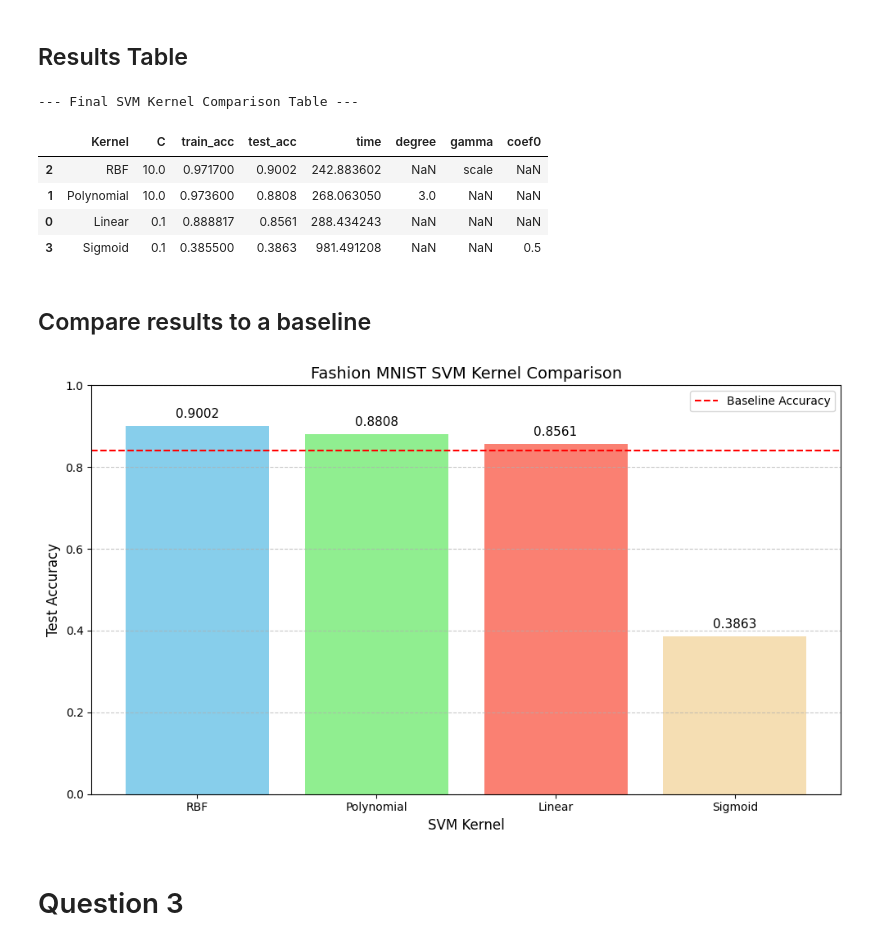
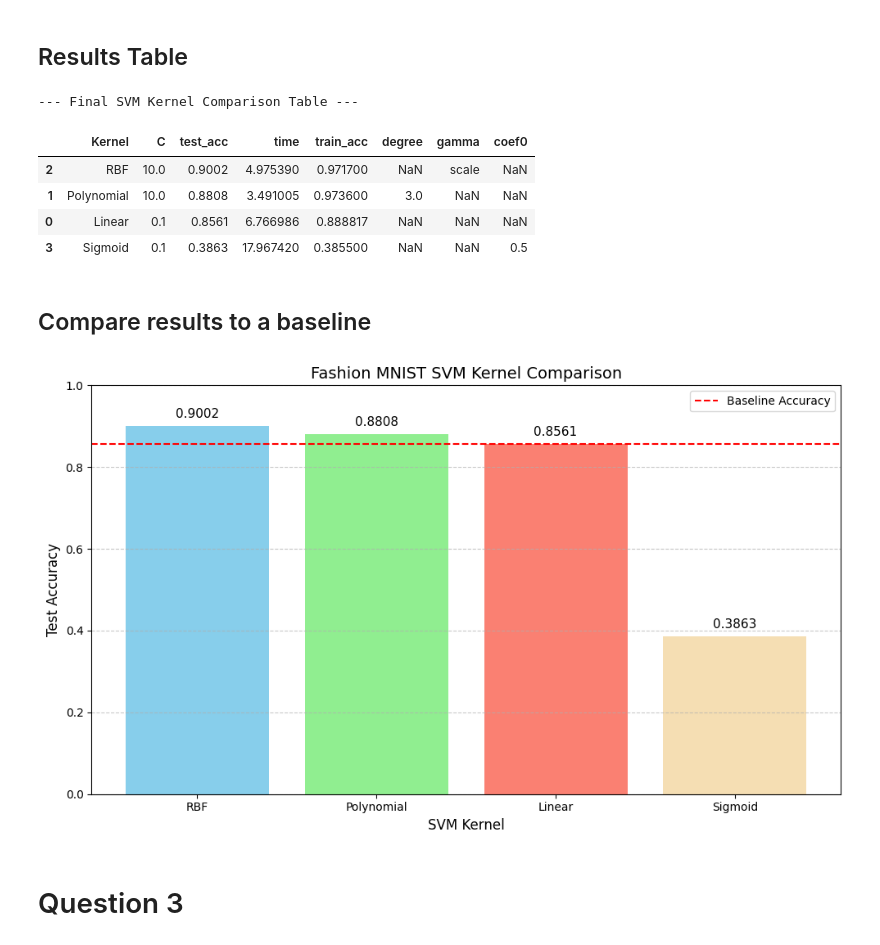
Before and after one commit to snig-17/COMP0014, a Jupyter notebook: COMP0014_Final_Coursework_Submission.ipynb, the cells around one changed output. Cells and saved outputs as stored; diff of their text form; code cells hidden in the pictures.

```diff
--- a/COMP0014_Final_Coursework_Submission.ipynb
+++ b/COMP0014_Final_Coursework_Submission.ipynb
@@ -470,51 +431,41 @@ We evaluate the models based on:
 # %% [markdown]
 ## Results Table
 # %%
-# 1-2. Consolidate results into a DataFrame
 results_list = [
-    {'Kernel': 'Linear', **best_linear},
-    {'Kernel': 'Polynomial', **best_poly},
-    {'Kernel': 'RBF', **best_rbf},
-    {'Kernel': 'Sigmoid', **best_sigmoid}
+    {'Kernel': 'Linear', **best_linear, 'train_acc': train_acc_linear, 'test_acc': test_acc_linear},
+    {'Kernel': 'Polynomial', **best_poly, 'train_acc': train_acc_poly, 'test_acc': test_acc_poly},
+    {'Kernel': 'RBF', **best_rbf, 'train_acc': train_acc_rbf, 'test_acc': test_acc_rbf},
+    {'Kernel': 'Sigmoid', **best_sigmoid, 'train_acc': train_acc_sigmoid, 'test_acc': test_acc_sigmoid},
 ]
-summary_df = pd.DataFrame(results_list)
-
-# 3. Display summary table sorted by test accuracy
-summary_df_sorted = summary_df.sort_values(by='test_acc', ascending=False)
+summary_df = pd.DataFrame(results_list).sort_values(by='test_acc', ascending=False)
 print('--- Final SVM Kernel Comparison Table ---')
-display(summary_df_sorted)
+display(summary_df)
 # %% [output]
 --- Final SVM Kernel Comparison Table ---
-|  | Kernel | C | train_acc | test_acc | time | degree | gamma | coef0 |
-| 2 | RBF | 10.0 | 0.971700 | 0.9002 | 242.883602 | NaN | scale | NaN |
-| 1 | Polynomial | 10.0 | 0.973600 | 0.8808 | 268.063050 | 3.0 | NaN | NaN |
-| 0 | Linear | 0.1 | 0.888817 | 0.8561 | 288.434243 | NaN | NaN | NaN |
-| 3 | Sigmoid | 0.1 | 0.385500 | 0.3863 | 981.491208 | NaN | NaN | 0.5 |
+|  | Kernel | C | test_acc | time | train_acc | degree | gamma | coef0 |
+| 2 | RBF | 10.0 | 0.9002 | 4.975390 | 0.971700 | NaN | scale | NaN |
+| 1 | Polynomial | 10.0 | 0.8808 | 3.491005 | 0.973600 | 3.0 | NaN | NaN |
+| 0 | Linear | 0.1 | 0.8561 | 6.766986 | 0.888817 | NaN | NaN | NaN |
+| 3 | Sigmoid | 0.1 | 0.3863 | 17.967420 | 0.385500 | NaN | NaN | 0.5 |
 # %% [markdown]
 ## Compare results to a baseline
 # %%
-# 4-5. Visualize the comparison with a bar chart
 plt.figure(figsize=(10, 6))
 colors = ['skyblue', 'lightgreen', 'salmon', 'wheat']
-plt.bar(summary_df_sorted['Kernel'], summary_df_sorted['test_acc'], color=colors)
-
-# Customizing the plot
+plt.bar(summary_df['Kernel'], summary_df['test_acc'], color=colors)
 plt.xlabel('SVM Kernel', fontsize=12)
 plt.ylabel('Test Accuracy', fontsize=12)
-plt.axhline(y=0.84, color='red', linestyle='--', label='Baseline Accuracy')
+plt.axhline(y=0.8561, color='red', linestyle='--', label='Baseline Accuracy')
 plt.legend()
 plt.title('Fashion MNIST SVM Kernel Comparison', fontsize=14)
 plt.ylim(0, 1.0)
 plt.grid(axis='y', linestyle='--', alpha=0.7)
-
-# Add text labels on top of bars
-for i, acc in enumerate(summary_df_sorted['test_acc']):
+for i, acc in enumerate(summary_df['test_acc']):
     plt.text(i, acc + 0.02, f'{acc:.4f}', ha='center', fontsize=11)
-
 plt.tight_layout()
 plt.show()
 # %% [output]
-[figure, old version]
+[figure, new version]
 # %% [markdown]
 # Question 3
 # %% [markdown]
```
Also changed, not shown: parts of 10 cells of this notebook.
